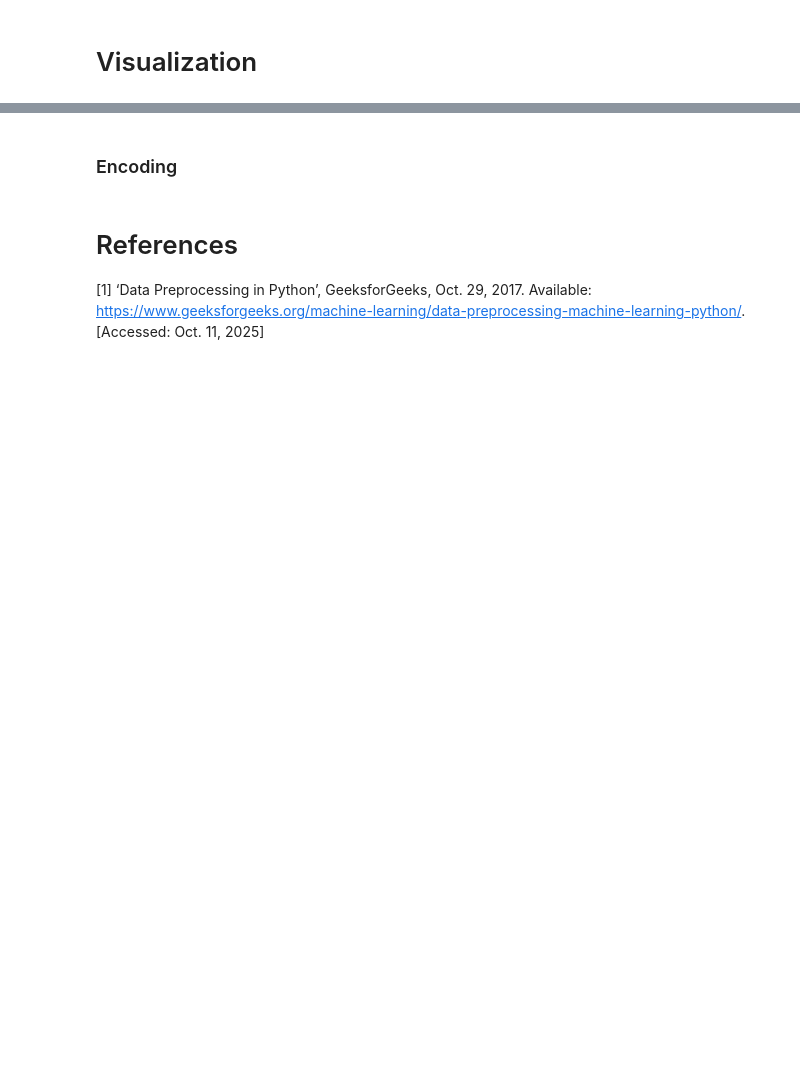
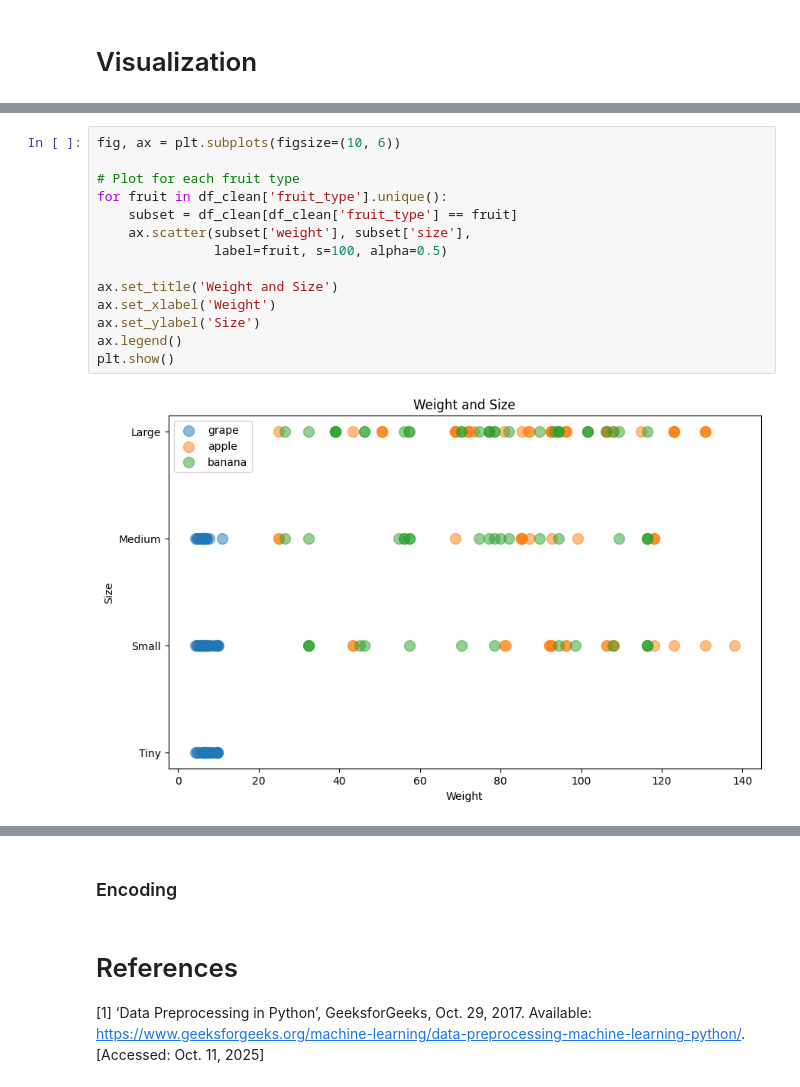
Before and after one commit to monbbemka/fruit-classifier, a Jupyter notebook: notebooks/fruit_classification.ipynb, the cells around one changed output, grey strips where cells are left out. Drawn from its saved outputs; the diff is of its cells as text; blank space fills up the shorter version.

Commit message:
Add: Visualization section

```diff
--- a/notebooks/fruit_classification.ipynb
+++ b/notebooks/fruit_classification.ipynb
@@ -218,0 +224,16 @@ df_clean.to_excel('../data/fruit_data_clean.xlsx')
+# %%
+fig, ax = plt.subplots(figsize=(10, 6))
+
+# Plot for each fruit type
+for fruit in df_clean['fruit_type'].unique():
+    subset = df_clean[df_clean['fruit_type'] == fruit]
+    ax.scatter(subset['weight'], subset['size'],
+               label=fruit, s=100, alpha=0.5)
+
+ax.set_title('Weight and Size')
+ax.set_xlabel('Weight')
+ax.set_ylabel('Size')
+ax.legend()
+plt.show()
+# %% [output]
+[figure, added]
```
Also changed, not shown: parts of 5 cells of this notebook, 2 other files.
